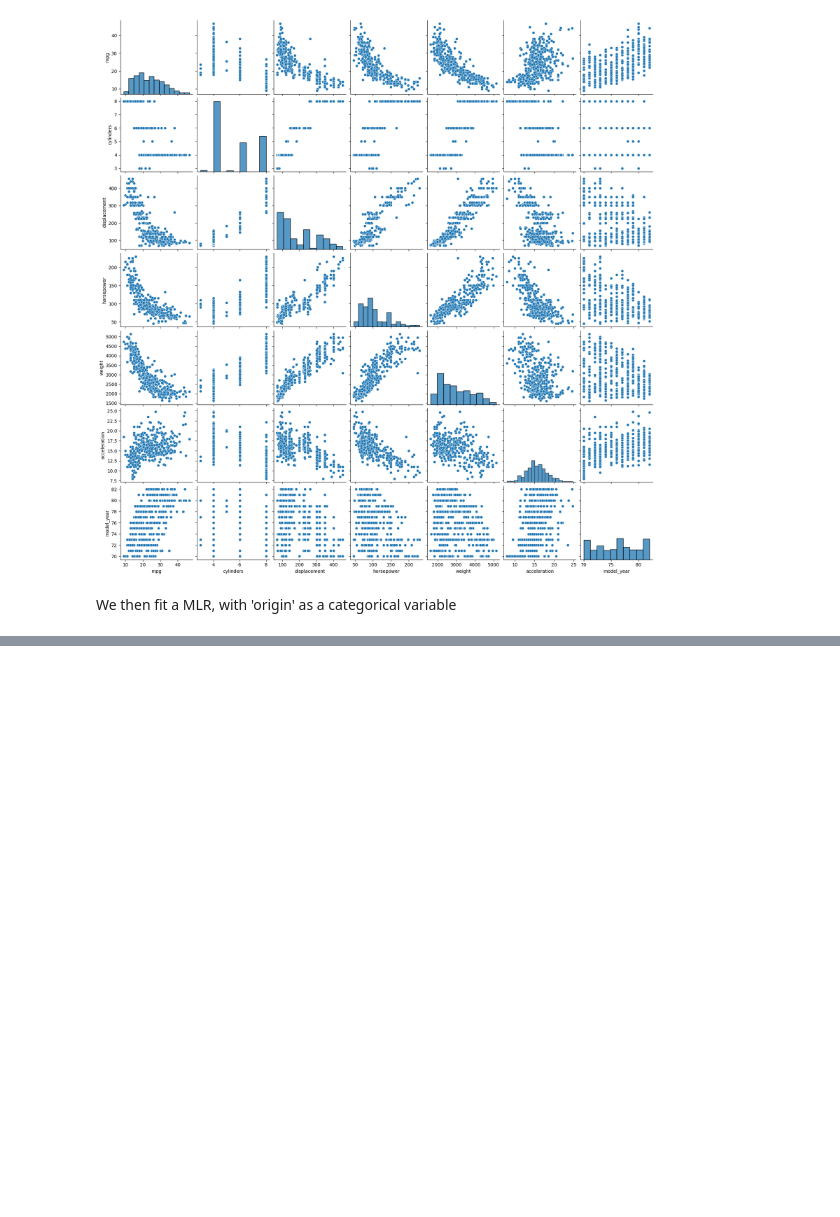
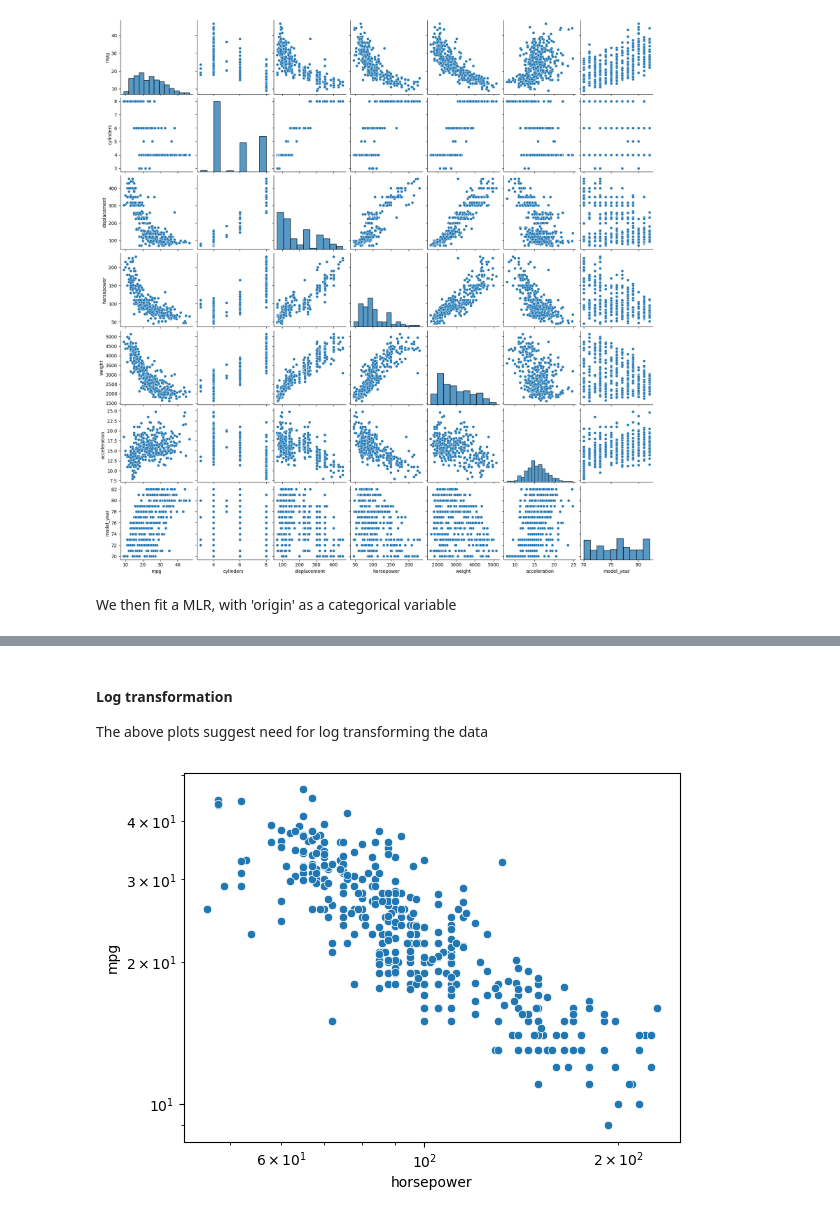
Before and after one commit to Wilber/hpcbootcamp_regression, a Jupyter notebook: regression_multiple.ipynb, the cells around one changed output, grey strips where cells are left out. Cells and saved outputs as stored; diff of their text form; code cells hidden in the pictures; blank space fills up the shorter version.

```diff
--- a/regression_multiple.ipynb
+++ b/regression_multiple.ipynb
@@ -152,0 +179,10 @@ This implies:
+# %% [markdown]
+#### Log transformation
+The above plots suggest need for log transforming the data
+# %%
+#Linearity
+sns.scatterplot(data=mpg, x="horsepower", y="mpg")
+plt.xscale('log')
+plt.yscale('log')
+# %% [output]
+[figure, added]
```
Also changed, not shown: parts of 12 cells of this notebook.
